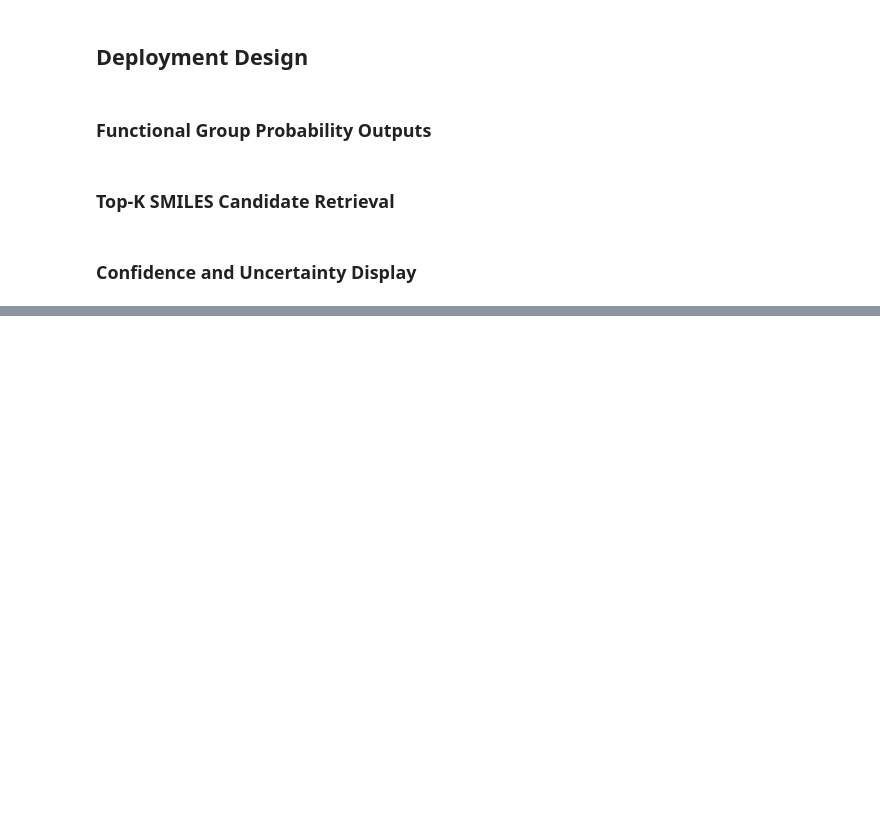
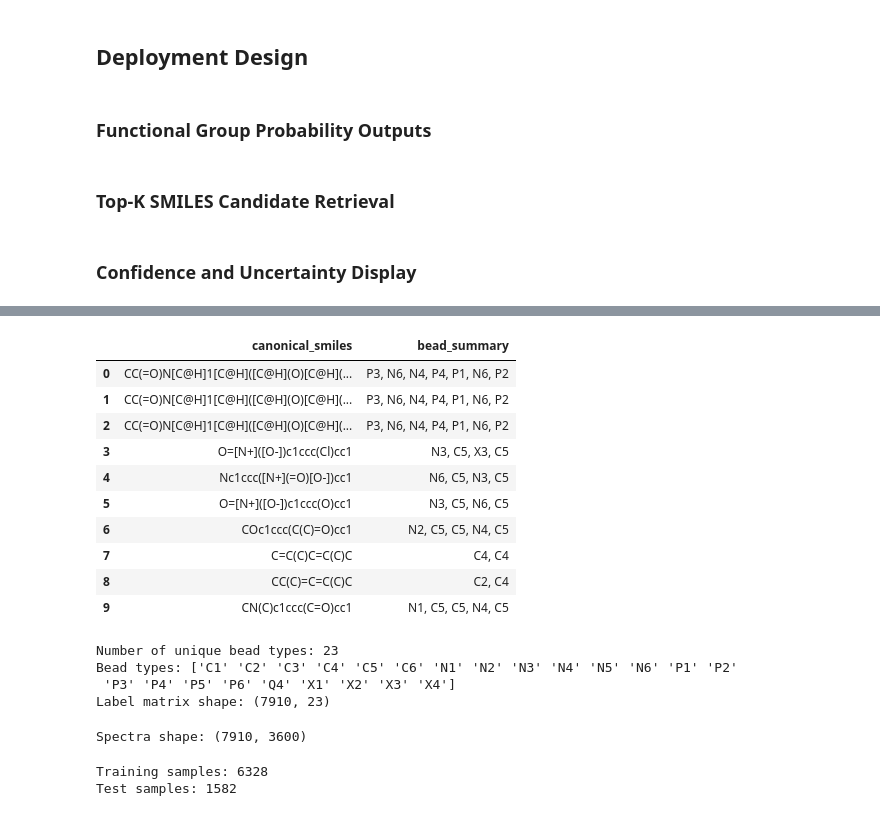
Before and after one commit to m-malik622/Organic-Compound-Classifier, a Jupyter notebook: notebooks/train_model.ipynb, the cells around one changed output, grey strips where cells are left out. Drawn from its saved outputs; the diff is of its cells as text; code cells hidden in the pictures; blank space fills up the shorter version.

```diff
--- a/notebooks/train_model.ipynb
+++ b/notebooks/train_model.ipynb
@@ -188,0 +152,67 @@ labelled_df  = pd.read_csv("data/IR spectroscopy data/Labelled_SMILES_IR_Spectro
+# %%
+df[['canonical_smiles', 'bead_summary']].head(10)
+# %% [output]
+|  | canonical_smiles | bead_summary |
+| 0 | CC(=O)N[C@H]1[C@H]([C@H](O)[C@H](... | P3, N6, N4, P4, P1, N6, P2 |
+| 1 | CC(=O)N[C@H]1[C@H]([C@H](O)[C@H](... | P3, N6, N4, P4, P1, N6, P2 |
+| 2 | CC(=O)N[C@H]1[C@H]([C@H](O)[C@H](... | P3, N6, N4, P4, P1, N6, P2 |
+| 3 | O=[N+]([O-])c1ccc(Cl)cc1 | N3, C5, X3, C5 |
+| 4 | Nc1ccc([N+](=O)[O-])cc1 | N6, C5, N3, C5 |
+| 5 | O=[N+]([O-])c1ccc(O)cc1 | N3, C5, N6, C5 |
+| 6 | COc1ccc(C(C)=O)cc1 | N2, C5, C5, N4, C5 |
+| 7 | C=C(C)C=C(C)C | C4, C4 |
+| 8 | CC(C)=C=C(C)C | C2, C4 |
+| 9 | CN(C)c1ccc(C=O)cc1 | N1, C5, C5, N4, C5 |
+# %%
+from sklearn.preprocessing import MultiLabelBinarizer
+
+df['bead_list'] = df['bead_summary'].apply(lambda x: [b.strip() for b in x.split(',')] if isinstance(x, str) else [])
+
+mlb = MultiLabelBinarizer()
+bead_labels = mlb.fit_transform(df['bead_list'])
+
+print(f"Number of unique bead types: {len(mlb.classes_)}")
+print(f"Bead types: {mlb.classes_}")
+print(f"Label matrix shape: {bead_labels.shape}")
+# %% [output]
+Number of unique bead types: 23
+Bead types: ['C1' 'C2' 'C3' 'C4' 'C5' 'C6' 'N1' 'N2' 'N3' 'N4' 'N5' 'N6' 'P1' 'P2'
+ 'P3' 'P4' 'P5' 'P6' 'Q4' 'X1' 'X2' 'X3' 'X4']
+Label matrix shape: (7910, 23)
+# %%
+from scipy.interpolate import interp1d
+import ast
+
+def interpolate_spectrum(row,target_length=3600):
+    x = ast.literal_eval(row['x_coords']) if isinstance(row['x_coords'], str) else row['x_coords']
+    y = ast.literal_eval(row['y_coords']) if isinstance(row['y_coords'], str) else row['y_coords']
+    f = interp1d(x, y, bounds_error=False, fill_value=0)
+    x_new = np.linspace(400, 4000, target_length)
+    return f(x_new)
+
+spectra = np.array([interpolate_spectrum(row) for _, row in df.iterrows()])
+print(f"Spectra shape: {spectra.shape}")
+# %% [output]
+Spectra shape: (7910, 3600)
+# %%
+import torch
+import torch.nn as nn
+from torch.utils.data import DataLoader, TensorDataset, random_split
+
+X = torch.tensor(spectra, dtype=torch.float32).unsqueeze(1)
+y = torch.tensor(bead_labels, dtype=torch.float32)           # Shape: (7910, 23)
+
+# Train/test split
+dataset = TensorDataset(X, y)
+train_size = int(0.8 * len(dataset)) #train sample size would be 80% of the dataset
+test_size = len(dataset) - train_size #test sample size would be 20% of the dataset
+train_set, test_set = random_split(dataset, [train_size, test_size])
+
+train_loader = DataLoader(train_set, batch_size=32, shuffle=True)
+test_loader = DataLoader(test_set, batch_size=32)
+
+print(f"Training samples: {train_size}")
+print(f"Test samples: {test_size}")
+# %% [output]
+Training samples: 6328
+Test samples: 1582
```
Also changed, not shown: parts of 19 cells of this notebook, 1 other file.
